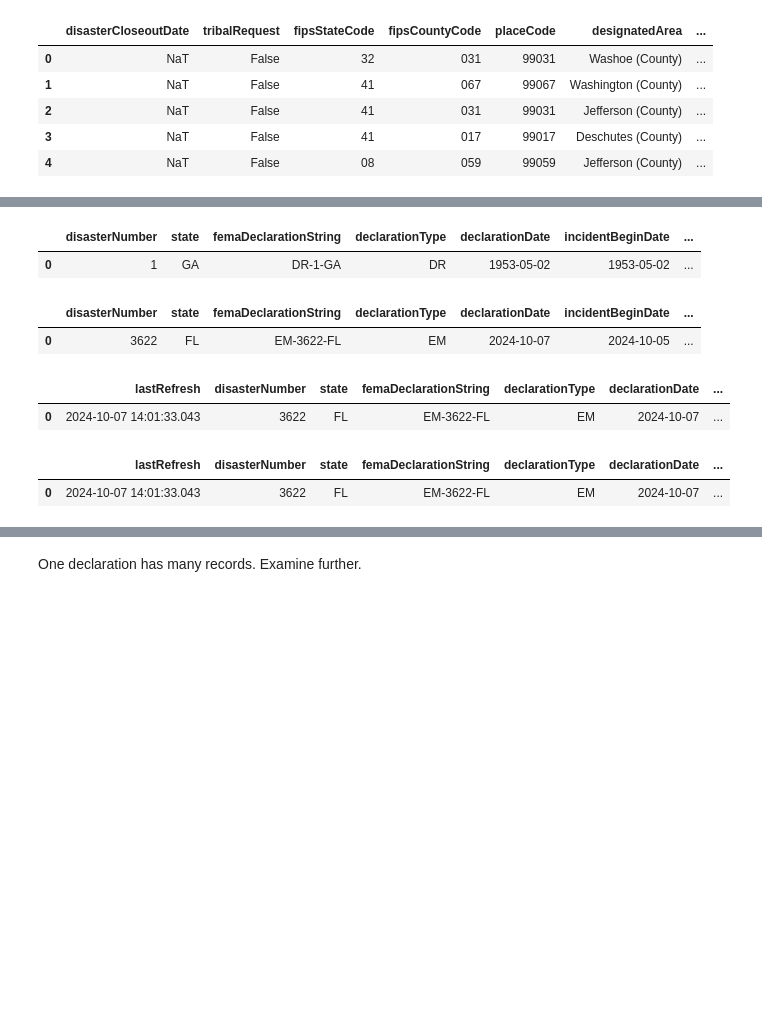
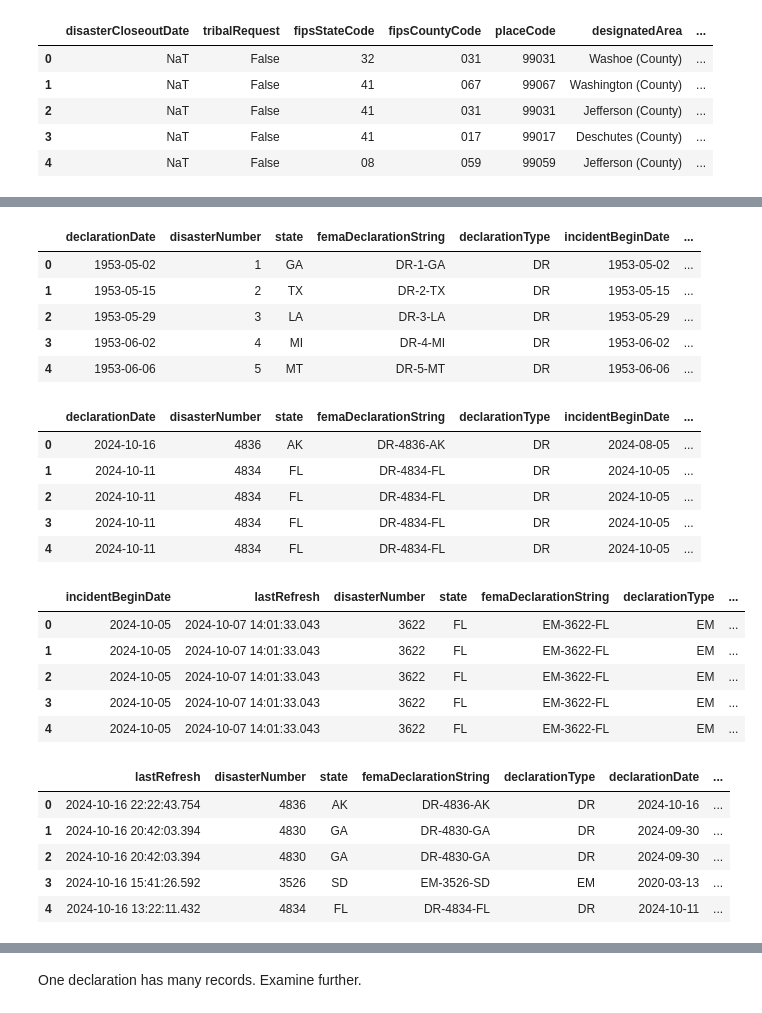
Before and after one commit to mebauer/fema-disaster-information, a Jupyter notebook: disaster-declarations.ipynb, the cells around one changed output, grey strips where cells are left out. Cells and saved outputs as stored; diff of their text form; code cells hidden in the pictures; blank space fills up the shorter version.

```diff
--- a/disaster-declarations.ipynb
+++ b/disaster-declarations.ipynb
@@ -205,69 +280,81 @@ con.sql(sql).df().iloc[:, 15:]
 # %%
-# earliest declared disaster event
+# top 5 earliest declared disaster event
 sql = """
     SELECT
+        declarationDate,
         disasterNumber,
         state,
         femaDeclarationString,
         declarationType,
-        declarationDate,
         incidentBeginDate,
         incidentType,
         declarationTitle
     FROM disaster_declarations
     ORDER BY declarationDate ASC
-    LIMIT 1
+    LIMIT 5
 """
 
 con.sql(sql).df()
 # %% [output]
-|  | disasterNumber | state | femaDeclarationString | declarationType | declarationDate | incidentBeginDate | ... |
-| 0 | 1 | GA | DR-1-GA | DR | 1953-05-02 | 1953-05-02 | ... |
+|  | declarationDate | disasterNumber | state | femaDeclarationString | declarationType | incidentBeginDate | ... |
+| 0 | 1953-05-02 | 1 | GA | DR-1-GA | DR | 1953-05-02 | ... |
+| 1 | 1953-05-15 | 2 | TX | DR-2-TX | DR | 1953-05-15 | ... |
+| 2 | 1953-05-29 | 3 | LA | DR-3-LA | DR | 1953-05-29 | ... |
+| 3 | 1953-06-02 | 4 | MI | DR-4-MI | DR | 1953-06-02 | ... |
+| 4 | 1953-06-06 | 5 | MT | DR-5-MT | DR | 1953-06-06 | ... |
 # %%
-# latest disaster declared event
+# top 5 latest disaster declared event
 sql = """
     SELECT
+        declarationDate,
         disasterNumber,
         state,
         femaDeclarationString,
         declarationType,
-        declarationDate,
         incidentBeginDate,
         incidentType,
         declarationTitle
     FROM disaster_declarations
     ORDER BY declarationDate DESC
-    LIMIT 1
+    LIMIT 5
 """
 
 con.sql(sql).df()
 # %% [output]
-|  | disasterNumber | state | femaDeclarationString | declarationType | declarationDate | incidentBeginDate | ... |
-| 0 | 3622 | FL | EM-3622-FL | EM | 2024-10-07 | 2024-10-05 | ... |
+|  | declarationDate | disasterNumber | state | femaDeclarationString | declarationType | incidentBeginDate | ... |
+| 0 | 2024-10-16 | 4836 | AK | DR-4836-AK | DR | 2024-08-05 | ... |
+| 1 | 2024-10-11 | 4834 | FL | DR-4834-FL | DR | 2024-10-05 | ... |
+| 2 | 2024-10-11 | 4834 | FL | DR-4834-FL | DR | 2024-10-05 | ... |
+| 3 | 2024-10-11 | 4834 | FL | DR-4834-FL | DR | 2024-10-05 | ... |
+| 4 | 2024-10-11 | 4834 | FL | DR-4834-FL | DR | 2024-10-05 | ... |
 # %%
-# latest incident begin date
+# top 5 latest incident begin date
 sql = """
     SELECT
+        incidentBeginDate,
         lastRefresh,
         disasterNumber,
         state,
         femaDeclarationString,
         declarationType,
         declarationDate,
-        incidentBeginDate,
         incidentType,
         declarationTitle
     FROM disaster_declarations
     ORDER BY incidentBeginDate DESC
-    LIMIT 1
+    LIMIT 5
 """
 
 con.sql(sql).df()
 # %% [output]
-|  | lastRefresh | disasterNumber | state | femaDeclarationString | declarationType | declarationDate | ... |
-| 0 | 2024-10-07 14:01:33.043 | 3622 | FL | EM-3622-FL | EM | 2024-10-07 | ... |
+|  | incidentBeginDate | lastRefresh | disasterNumber | state | femaDeclarationString | declarationType | ... |
+| 0 | 2024-10-05 | 2024-10-07 14:01:33.043 | 3622 | FL | EM-3622-FL | EM | ... |
+| 1 | 2024-10-05 | 2024-10-07 14:01:33.043 | 3622 | FL | EM-3622-FL | EM | ... |
+| 2 | 2024-10-05 | 2024-10-07 14:01:33.043 | 3622 | FL | EM-3622-FL | EM | ... |
+| 3 | 2024-10-05 | 2024-10-07 14:01:33.043 | 3622 | FL | EM-3622-FL | EM | ... |
+| 4 | 2024-10-05 | 2024-10-07 14:01:33.043 | 3622 | FL | EM-3622-FL | EM | ... |
 # %%
-# event last refreshed
+# top 5 event last refreshed
 sql = """
     SELECT
         lastRefresh,
@@ -281,13 +368,17 @@ sql = """
         declarationTitle
     FROM disaster_declarations
     ORDER BY lastRefresh DESC
-    LIMIT 1
+    LIMIT 5
 """
 
 con.sql(sql).df()
 # %% [output]
 |  | lastRefresh | disasterNumber | state | femaDeclarationString | declarationType | declarationDate | ... |
-| 0 | 2024-10-07 14:01:33.043 | 3622 | FL | EM-3622-FL | EM | 2024-10-07 | ... |
+| 0 | 2024-10-16 22:22:43.754 | 4836 | AK | DR-4836-AK | DR | 2024-10-16 | ... |
+| 1 | 2024-10-16 20:42:03.394 | 4830 | GA | DR-4830-GA | DR | 2024-09-30 | ... |
+| 2 | 2024-10-16 20:42:03.394 | 4830 | GA | DR-4830-GA | DR | 2024-09-30 | ... |
+| 3 | 2024-10-16 15:41:26.592 | 3526 | SD | EM-3526-SD | EM | 2020-03-13 | ... |
+| 4 | 2024-10-16 13:22:11.432 | 4834 | FL | DR-4834-FL | DR | 2024-10-11 | ... |
 # %%
 # count per declaration
 sql = """
```
Also changed, not shown: parts of 25 cells of this notebook.
